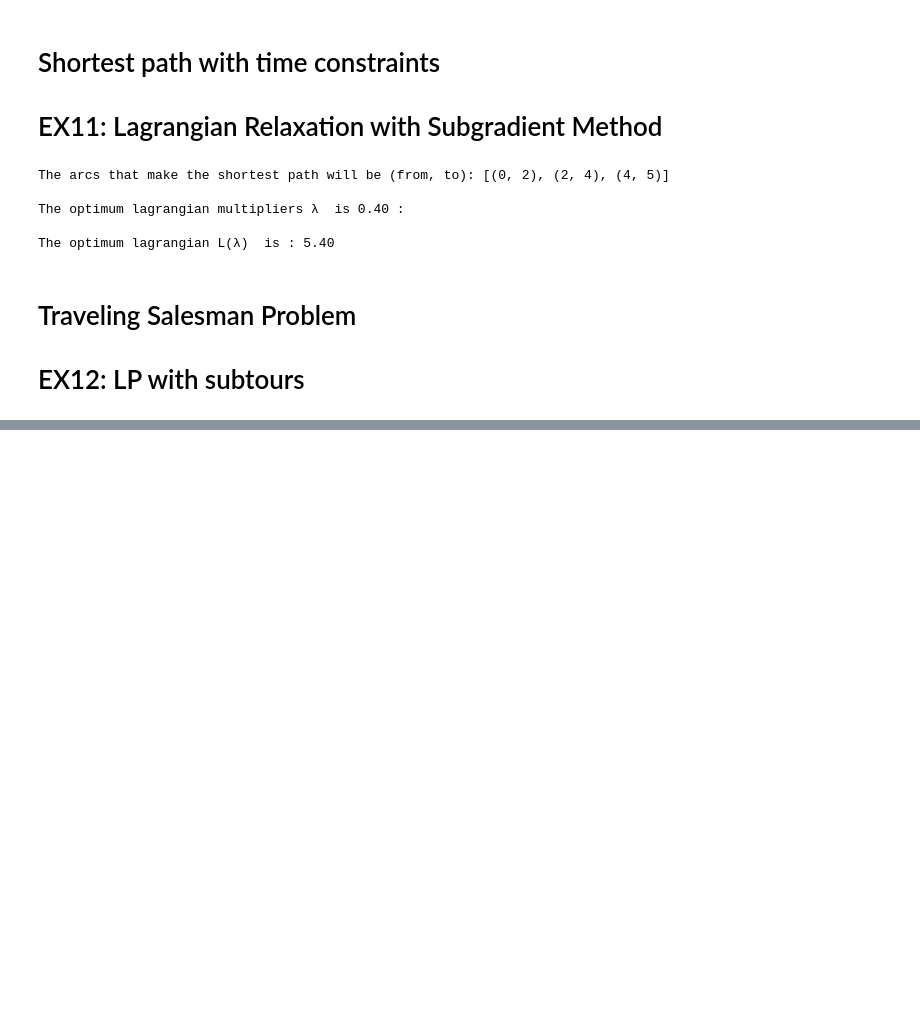
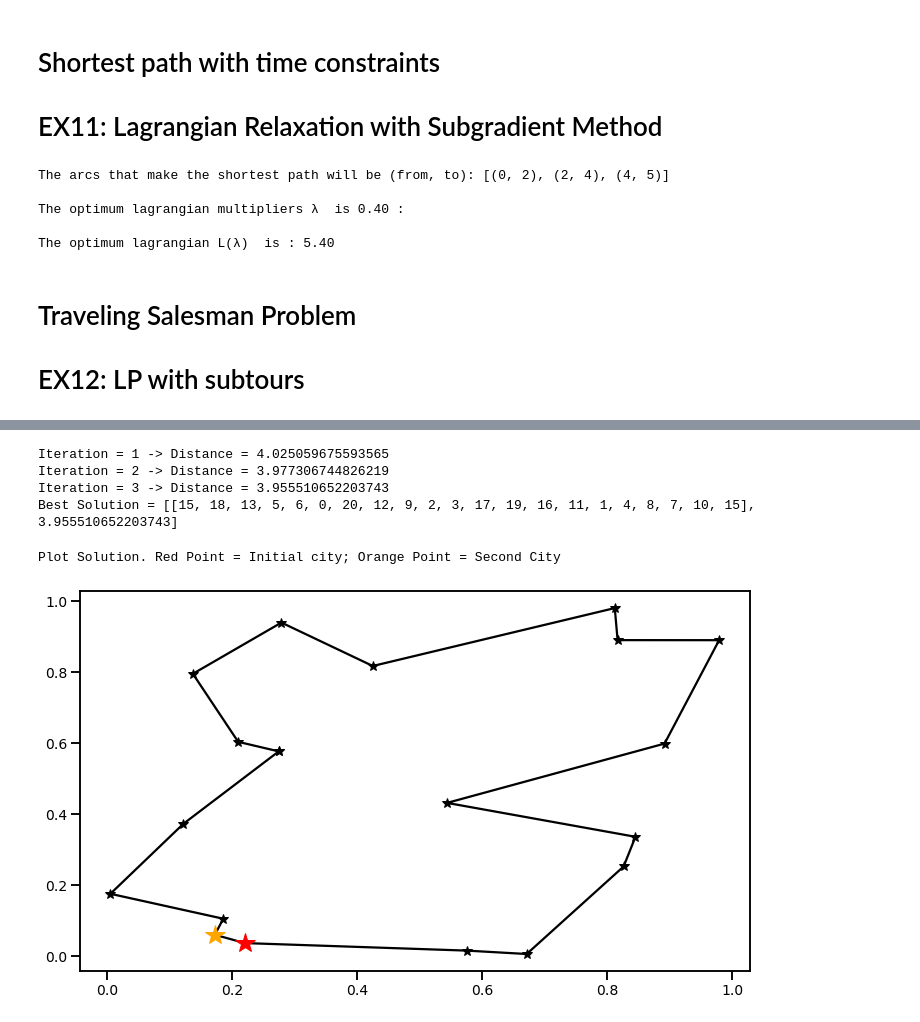
Before and after one commit to OS11-UTN/os11-assignments-osvady93, a Jupyter notebook: Ejercicios_Parte_Practica.ipynb, the cells around one changed output, grey strips where cells are left out. Drawn from its saved outputs; the diff is of its cells as text; code cells hidden in the pictures; blank space fills up the shorter version.

```diff
--- a/Ejercicios_Parte_Practica.ipynb
+++ b/Ejercicios_Parte_Practica.ipynb
@@ -958,7 +932,7 @@ def cost_and_NN(vertex):
     for j in range (len(vertex)):
         for i in range (len(vertex)):
             if j!=i:
-                C.append(distance.euclidean(vertex[j], vertex[i]))
+                C.append(dist.euclidean(vertex[j], vertex[i]))
                 NN[i,j]=1
     return NN,C
 
@@ -1063,0 +1250,5 @@ The minimum cost will be: 2.34
+# %%
+graph_city=[]
+for i in range (len(x)):
+    graph_city.append([x[i],y[i]])
+graph_city=np.array(graph_city)
@@ -1063,0 +1374,18 @@ The minimum cost will be: 2.34
+# %%
+seed = seed_function(graph_city)
+
+# Call the Function
+grasp = greedy_randomized_adaptive_search_procedure(graph_city, city_tour = seed, \
+                                                      iterations = 3, rcl = 5, greediness_value = 0.5)
+# %% [output]
+Iteration = 1 -> Distance = 4.025059675593565
+Iteration = 2 -> Distance = 3.977306744826219
+Iteration = 3 -> Distance = 3.955510652203743
+Best Solution = [[15, 18, 13, 5, 6, 0, 20, 12, 9, 2, 3, 17, 19, 16, 11, 1, 4, 8, 7, 10, 15], 3.955510652203743]
+# %%
+print("""Plot Solution. Red Point = Initial city; Orange Point = Second City""")
+
+plot_tour_coordinates(graph_city,grasp)
+# %% [output]
+Plot Solution. Red Point = Initial city; Orange Point = Second City
+[figure, added]
```
Also changed, not shown: parts of 10 cells of this notebook.
